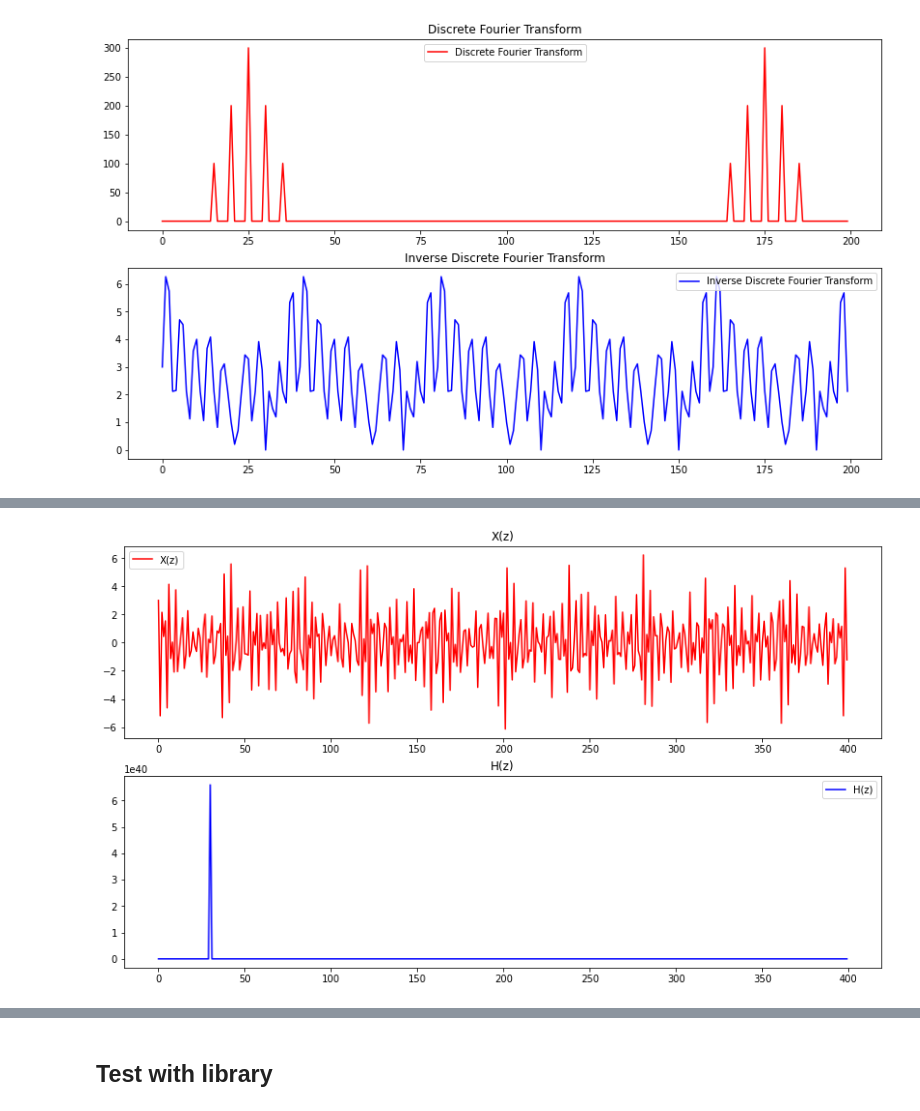
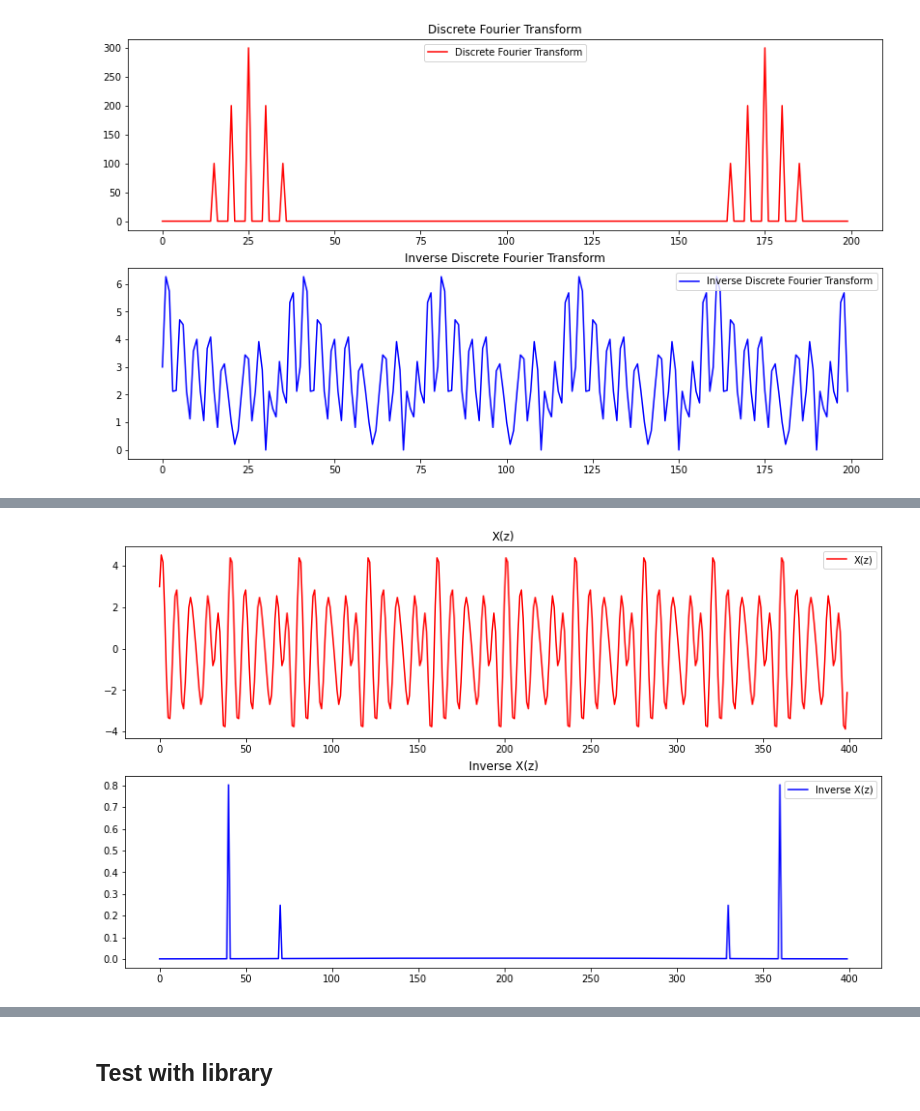
Before and after one commit to a-m-kyp/BioMedical-Signal-Processing, a Jupyter notebook: Final/Biomedical Signal Processing - Exam.ipynb, the cells around one changed output, grey strips where cells are left out. Cells and saved outputs as stored; diff of their text form; code cells hidden in the pictures.

```diff
--- a/Final/Biomedical Signal Processing - Exam.ipynb
+++ b/Final/Biomedical Signal Processing - Exam.ipynb
@@ -97,37 +98,36 @@ plt.show()
 # %%
+from scipy import signal
 cutoff_freq = 60
 sampling_freq = 400
-# w_cutoff = np.rad2deg(2 * np.pi * cutoff_freq / sampling_freq)
+w_cutoff = np.rad2deg(2 * np.pi * cutoff_freq / sampling_freq)
 # z_1 = np.cos(w_cutoff) + 1j * np.sin(w_cutoff)
 # z_2 = np.cos(w_cutoff) - 1j * np.sin(w_cutoff)
 
-w_cutoff = 2 * np.pi * cutoff_freq / sampling_freq
+# w_cutoff = 2 * math.pi * cutoff_freq / sampling_freq
 z_1 = math.cos(w_cutoff) + 1j * math.sin(w_cutoff)
 z_2 = math.cos(w_cutoff) - 1j * math.sin(w_cutoff)
 
-X_z = np.zeros(len(freq_domain_signal))
+"""X_z = np.zeros(len(freq_domain_signal))
 for i in range(len(freq_domain_signal)):
-    X_z[i] = freq_domain_signal[i] * (z_1 ** (-i))
+    X_z[i] = freq_domain_signal[i] * (z_1** (-i))
+"""
 
+def notch_filter_z_transform(z_1, z_2):
+    H = (1 - 1 ** (-1) * z_1 ) * ( 1 - 1 ** (-1) * z_2)
 
-def notch_filter_z_transform(x_z, z_1, z_2):
-    h_z = np.zeros(len(x_z), dtype=complex)
-    for i in range(len(x_z)):
-        h_z[i] = (1 - (x_z[i] ** (-1)) * z_1) * (1 - (x_z[i] ** (-1)) * z_2)
+    h_z = [(1/H).real, (-(z_1+z_2)/H).real, (z_1*z_2/H).real]
     return h_z
 
-
-h_z = notch_filter_z_transform(X_z, sampling_freq, cutoff_freq)
-# print("H(z) = ", h_z)
-
+h_z = notch_filter_z_transform(z_1, z_2)
+X_z = signal.filtfilt(h_z, [1], freq_domain_signal)
 
 fig, axs = plt.subplots(nrows=2, ncols=1, figsize=(14, 8))
 plot(X_z, title="X(z)", color="red", axes=axs[0])
-plot(notch_filter_z_transform(X_z, sampling_freq, cutoff_freq),
-     title="H(z)", color="blue", axes=axs[1])
+plot(np.fft.ifft(X_z), title="Inverse X(z)", color="blue", axes=axs[1])
+#plot(notch_filter_z_transform(h_z, [1], freq_domain_signal), title="H(z)", color="blue", axes=axs[1])
 plt.show()
 # %% [output]
-[figure, old version]
+[figure, new version]
 # %%
 """Omega  54.0
 z1, z2 (-0.8293098328631502-0.5587890488516163j) (-0.8293098328631502+0.5587890488516163j)
```
Also changed, not shown: parts of 3 cells of this notebook.
